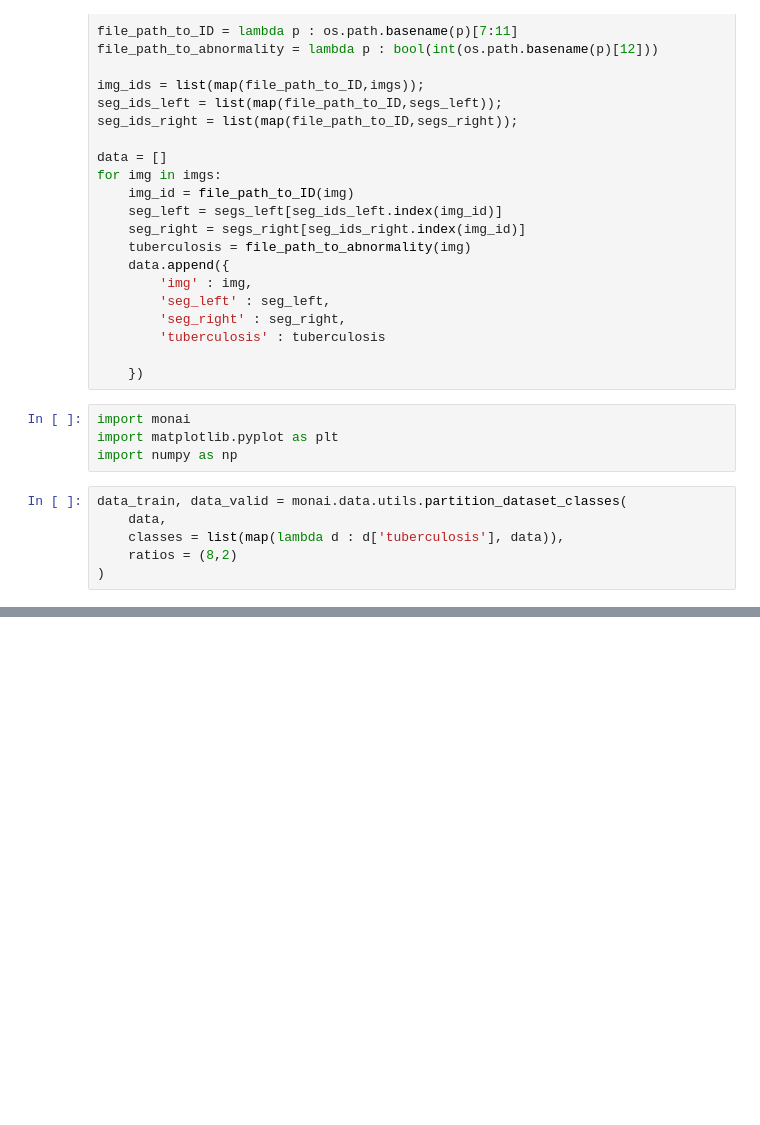
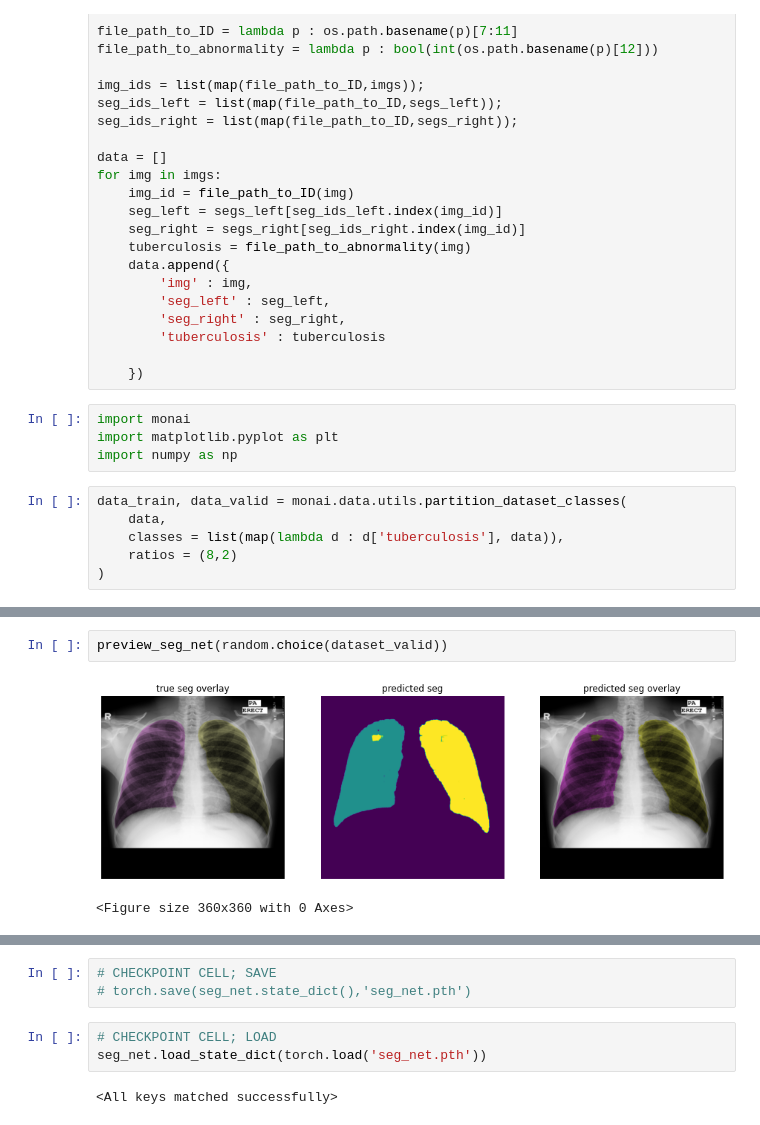
Before and after one commit to ebrahimebrahim/lung-seg-exploration, a Jupyter notebook: exploration.ipynb, the cells around one changed output, grey strips where cells are left out. Drawn from its saved outputs; the diff is of its cells as text; blank space fills up the shorter version.

```diff
--- a/exploration.ipynb
+++ b/exploration.ipynb
@@ -184,0 +371,5 @@ torch.int8
+# %%
+preview_seg_net(random.choice(dataset_valid))
+# %% [output]
+[figure, added]
+<Figure size 360x360 with 0 Axes>
@@ -184,0 +377,8 @@ torch.int8
+# %%
+# CHECKPOINT CELL; SAVE
+# torch.save(seg_net.state_dict(),'seg_net.pth')
+# %%
+# CHECKPOINT CELL; LOAD
+seg_net.load_state_dict(torch.load('seg_net.pth'))
+# %% [output]
+<All keys matched successfully>
```
Also changed, not shown: parts of 24 cells of this notebook.
